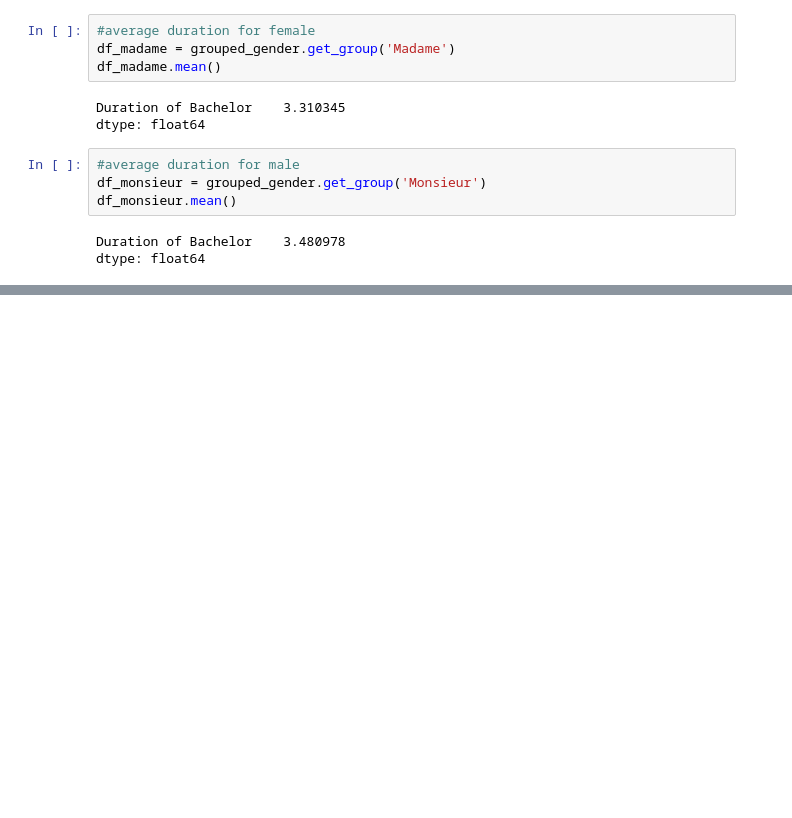
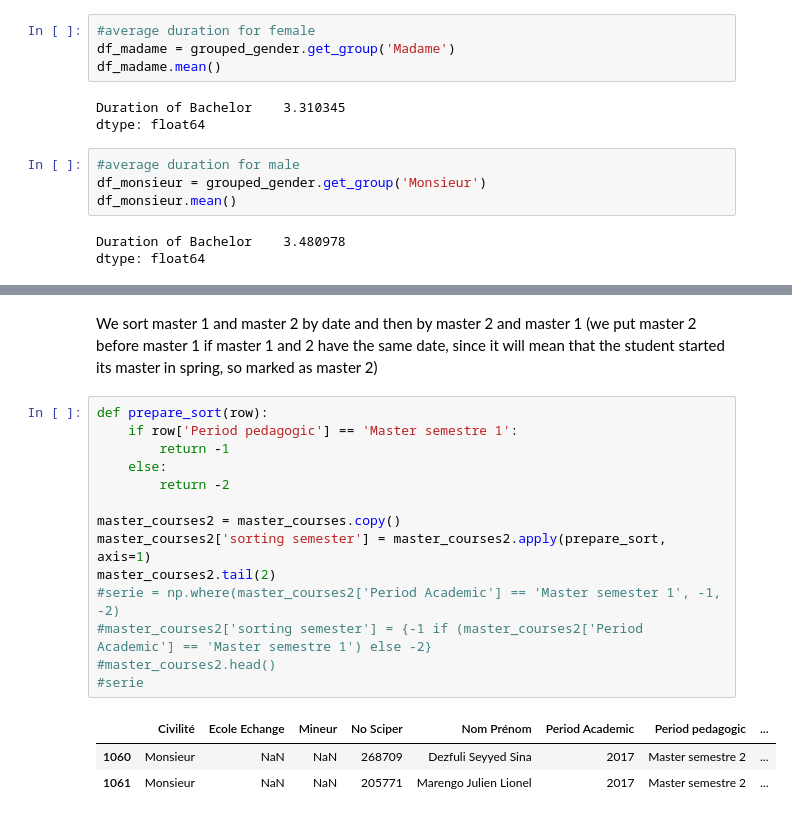
Before and after one commit to daniel-guggenheim/ada-homeworks, a Jupyter notebook: 02 - Data from the Web/homework2.ipynb, the cells around one changed output, grey strips where cells are left out. Cells and saved outputs as stored; diff of their text form; blank space fills up the shorter version.

```diff
--- a/02 - Data from the Web/homework2.ipynb
+++ b/02 - Data from the Web/homework2.ipynb
@@ -230,0 +296,20 @@ dtype: float64
+# %% [markdown]
+We sort master 1 and master 2 by date and then by master 2 and master 1 (we put master 2 before master 1 if master 1 and 2 have the same date, since it will mean that the student started its master in spring, so marked as master 2)
+# %%
+def prepare_sort(row):
+    if row['Period pedagogic'] == 'Master semestre 1':
+        return -1
+    else:
+        return -2
+
+master_courses2 = master_courses.copy()
+master_courses2['sorting semester'] = master_courses2.apply(prepare_sort, axis=1)
+master_courses2.tail(2)
+#serie = np.where(master_courses2['Period Academic'] == 'Master semester 1', -1, -2)
+#master_courses2['sorting semester'] = {-1 if (master_courses2['Period Academic'] == 'Master semestre 1') else -2}
+#master_courses2.head()
+#serie
+# %% [output]
+|  | Civilité | Ecole Echange | Mineur | No Sciper | Nom Prénom | Period Academic | Period pedagogic | ... |
+| 1060 | Monsieur | NaN | NaN | 268709 | Dezfuli Seyyed Sina | 2017 | Master semestre 2 | ... |
+| 1061 | Monsieur | NaN | NaN | 205771 | Marengo Julien Lionel | 2017 | Master semestre 2 | ... |
```
Also changed, not shown: parts of 12 cells of this notebook.
